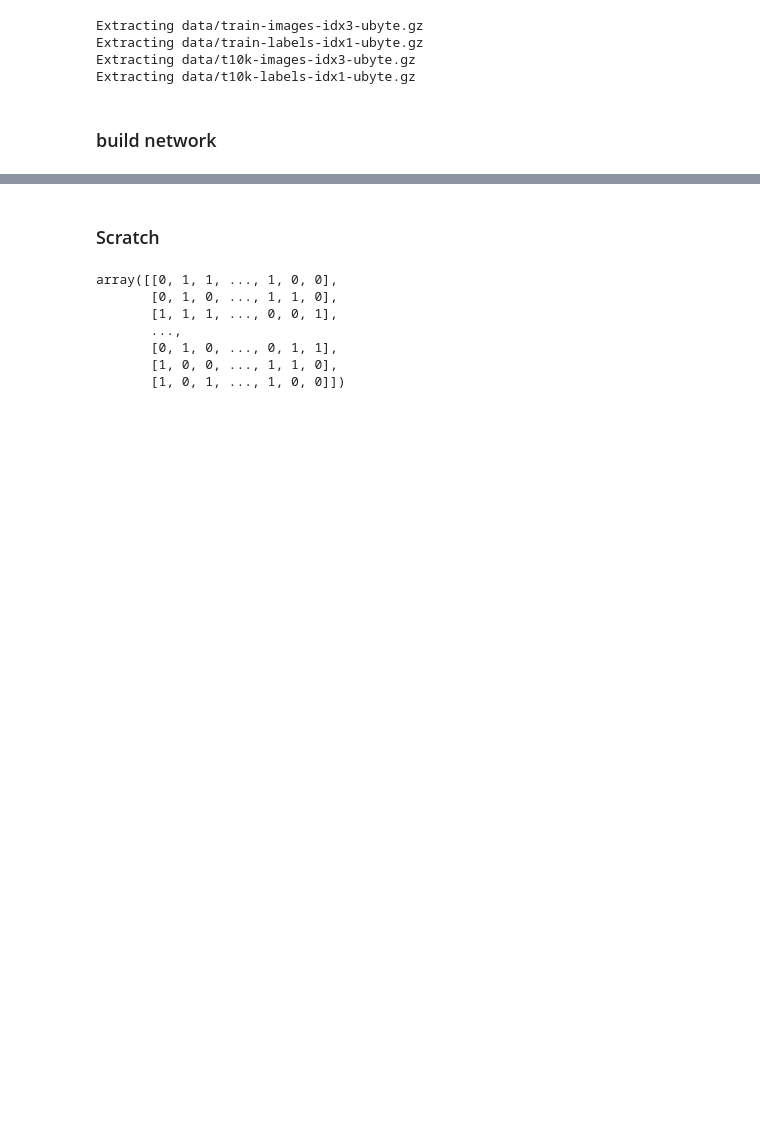
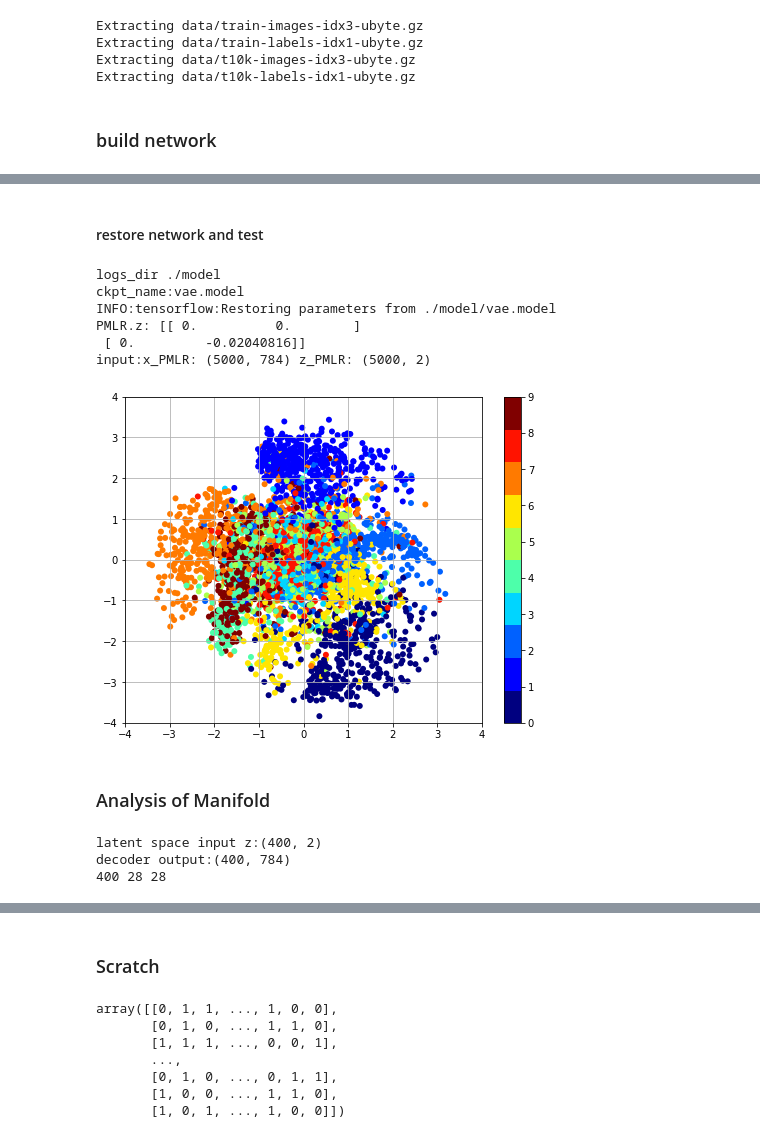
Before and after one commit to ai-mrkogao/deeplearning, a Jupyter notebook: variational autoencoder.ipynb, the cells around one changed output, grey strips where cells are left out. Cells and saved outputs as stored; diff of their text form; code cells hidden in the pictures; blank space fills up the shorter version.

```diff
--- a/variational autoencoder.ipynb
+++ b/variational autoencoder.ipynb
@@ -312,0 +348,50 @@ epoch 19: L_tot 167.54 L_likelihood 162.75 L_divergence 4.79
+# %% [markdown]
+#### restore network and test
+# %%
+saver = tf.train.Saver(max_to_keep=1)
+with tf.Session() as sess:
+
+    sess.run(tf.global_variables_initializer(), feed_dict={keep_prob : 0.9})
+
+    ckpt_dir = './model'
+    print('logs_dir {}'.format(ckpt_dir))
+    ckpt = tf.train.get_checkpoint_state(ckpt_dir)
+    if ckpt and ckpt.model_checkpoint_path:
+        ckpt_name = os.path.basename(ckpt.model_checkpoint_path)
+        print("ckpt_name:{}".format(ckpt_name))
+        saver.restore(sess, os.path.join(ckpt_dir, ckpt_name))
+    else:
+        print(" [*] Failed to find a " +ckpt_dir+ " checkpoint")
+
+    if PMLR and dim_z == 2:
+        epoch = 0
+
+        PMLR.z = np.rollaxis(np.mgrid[0:-1:50j, 0:-1:50j], 0, 3)
+        PMLR.z = PMLR.z.reshape([-1, 2])
+        print("PMLR.z: {}".format(PMLR.z[:2]))
+        y_PMLR = sess.run(decoded, feed_dict={z_in: PMLR.z, keep_prob : 1})
+        y_PMLR_img = y_PMLR.reshape(PMLR.n_tot_imgs, IMAGE_SIZE_MNIST, IMAGE_SIZE_MNIST)
+        PMLR.save_images(y_PMLR_img, name="/PMLR_epoch_%02d" % (epoch) + ".jpg")
+
+        # plot distribution of labeled images
+        z_PMLR = sess.run(z, feed_dict={x_hat: x_PMLR, keep_prob : 1})
+        print("input:x_PMLR: {} z_PMLR: {}".format(x_PMLR.shape,z_PMLR.shape))
+        PMLR.save_scattered_image(z_PMLR,id_PMLR, name="/PMLR_map_epoch_%02d" % (epoch) + ".jpg")
+# %% [output]
+logs_dir ./model
+ckpt_name:vae.model
+INFO:tensorflow:Restoring parameters from ./model/vae.model
+PMLR.z: [[ 0.          0.        ]
+ [ 0.         -0.02040816]]
+input:x_PMLR: (5000, 784) z_PMLR: (5000, 2)
+[figure, added]
+# %% [markdown]
+### Analysis of Manifold
+# %%
+print("latent space input z:{}".format(PMLR.z.shape))
+print("decoder output:{}".format(y_PMLR.shape))
+print("{} {} {}".format(PMLR.n_tot_imgs, IMAGE_SIZE_MNIST, IMAGE_SIZE_MNIST))
+# %% [output]
+latent space input z:(400, 2)
+decoder output:(400, 784)
+400 28 28
```
Also changed, not shown: parts of 13 cells of this notebook, 50 other files.
